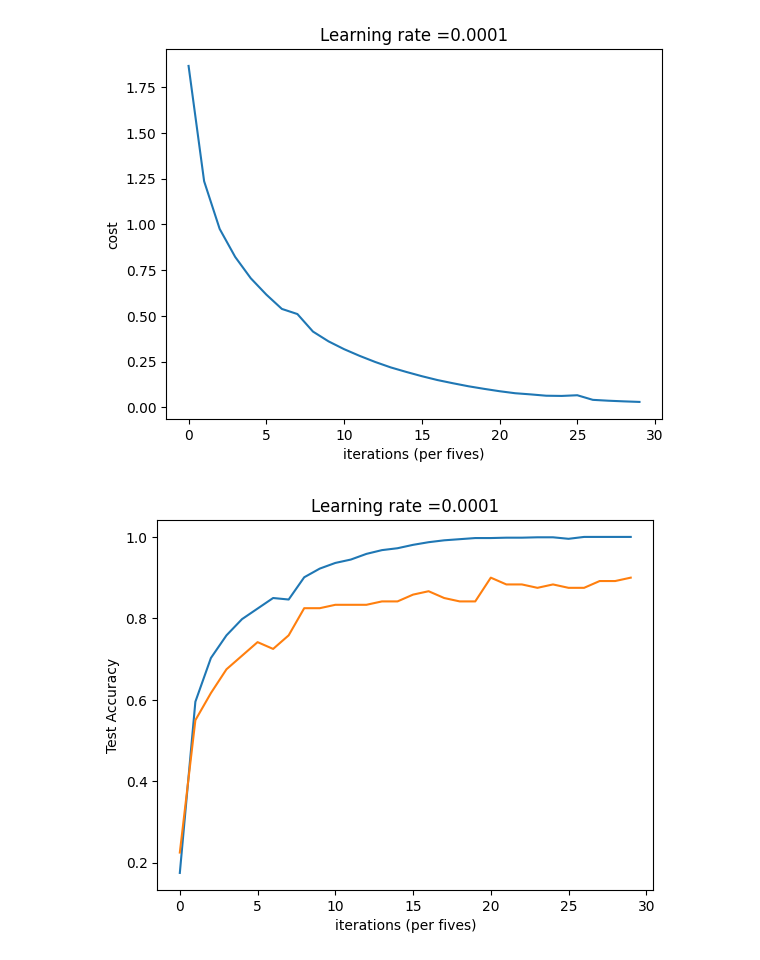
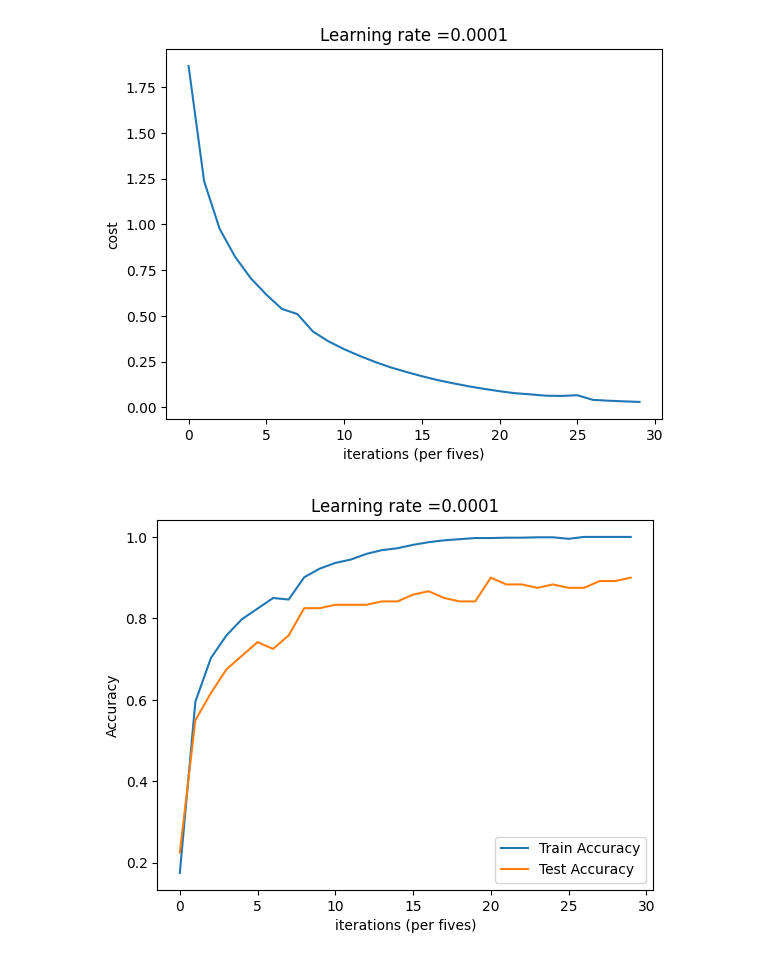
Before and after one commit to itsveence/DNN_Hand_Signs, a Jupyter notebook: DNN_for_identifying_hand_signs.ipynb, the cells around one changed output. Drawn from its saved outputs; the diff is of its cells as text; code cells hidden in the pictures.

```diff
--- a/DNN_for_identifying_hand_signs.ipynb
+++ b/DNN_for_identifying_hand_signs.ipynb
@@ -306,15 +306,17 @@ plt.show()
 [figure]
 # %%
 # Plot the train accuracy
-plt.plot(np.squeeze(train_acc))
-plt.ylabel('Train Accuracy')
+plt.plot(np.squeeze(train_acc), label='Train Accuracy')
+plt.ylabel('Accuracy')
 plt.xlabel('iterations (per fives)')
 plt.title("Learning rate =" + str(0.0001))
 # Plot the test accuracy
-plt.plot(np.squeeze(test_acc))
-plt.ylabel('Test Accuracy')
+plt.plot(np.squeeze(test_acc), label='Test Accuracy')
+plt.ylabel('Accuracy')
 plt.xlabel('iterations (per fives)')
 plt.title("Learning rate =" + str(0.0001))
+
+plt.legend(loc='best')
 plt.show()
 # %% [output]
-[figure, old version]
+[figure, new version]
```
